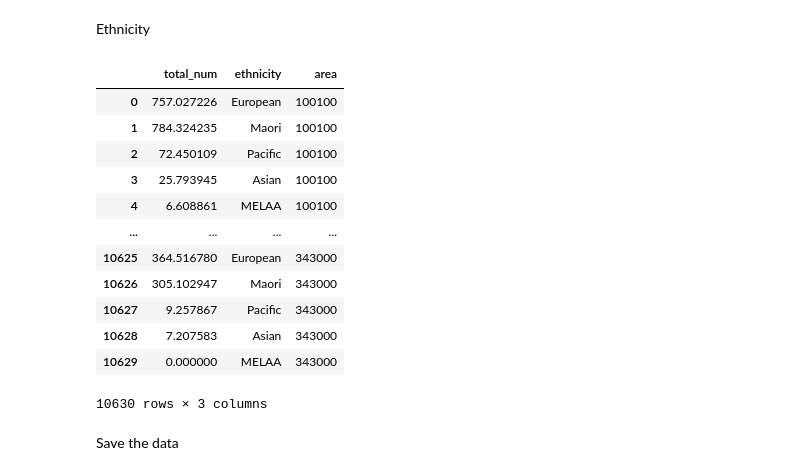
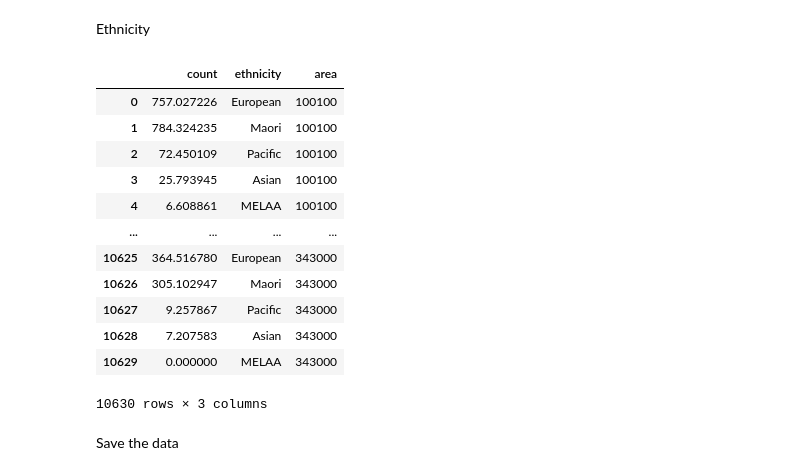
Before and after one commit to AgentTorch/AgentTorch, a Jupyter notebook: data/step1/transform_input.ipynb, the cells around one changed output. Cells and saved outputs as stored; diff of their text form; code cells hidden in the pictures.

```diff
--- a/data/step1/transform_input.ipynb
+++ b/data/step1/transform_input.ipynb
@@ -94,12 +94,12 @@ df_age_gender_combined
 Ethnicity
 # %%
 df_ethnicity_combined = pd.DataFrame()
-df_ethnicity_combined['total_num']  = df_ethnicity.loc[:, 0:100].sum(axis=1)
+df_ethnicity_combined['count']  = df_ethnicity.loc[:, 0:100].sum(axis=1)
 df_ethnicity_combined['ethnicity']  = df_ethnicity['ethnicity']
 df_ethnicity_combined['area'] = df_ethnicity['area']
 df_ethnicity_combined
 # %% [output]
-|  | total_num | ethnicity | area |
+|  | count | ethnicity | area |
 | 0 | 757.027226 | European | 100100 |
 | 1 | 784.324235 | Maori | 100100 |
 | 2 | 72.450109 | Pacific | 100100 |
```
